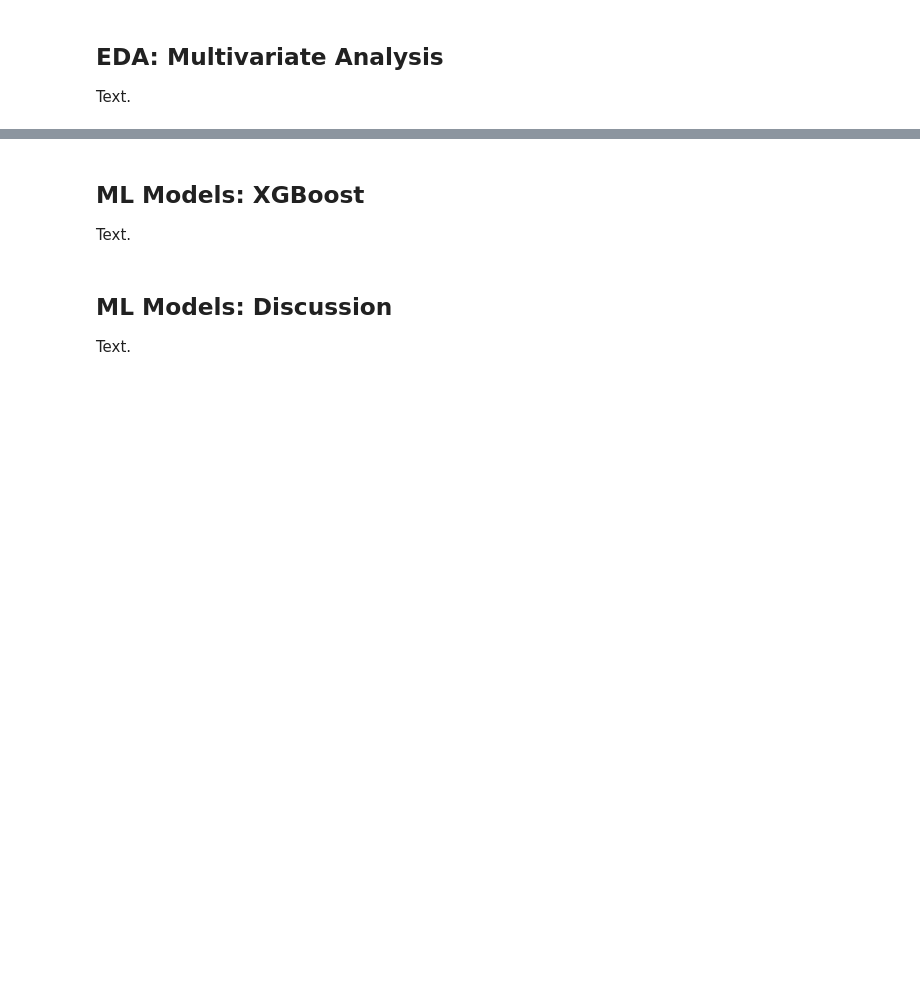
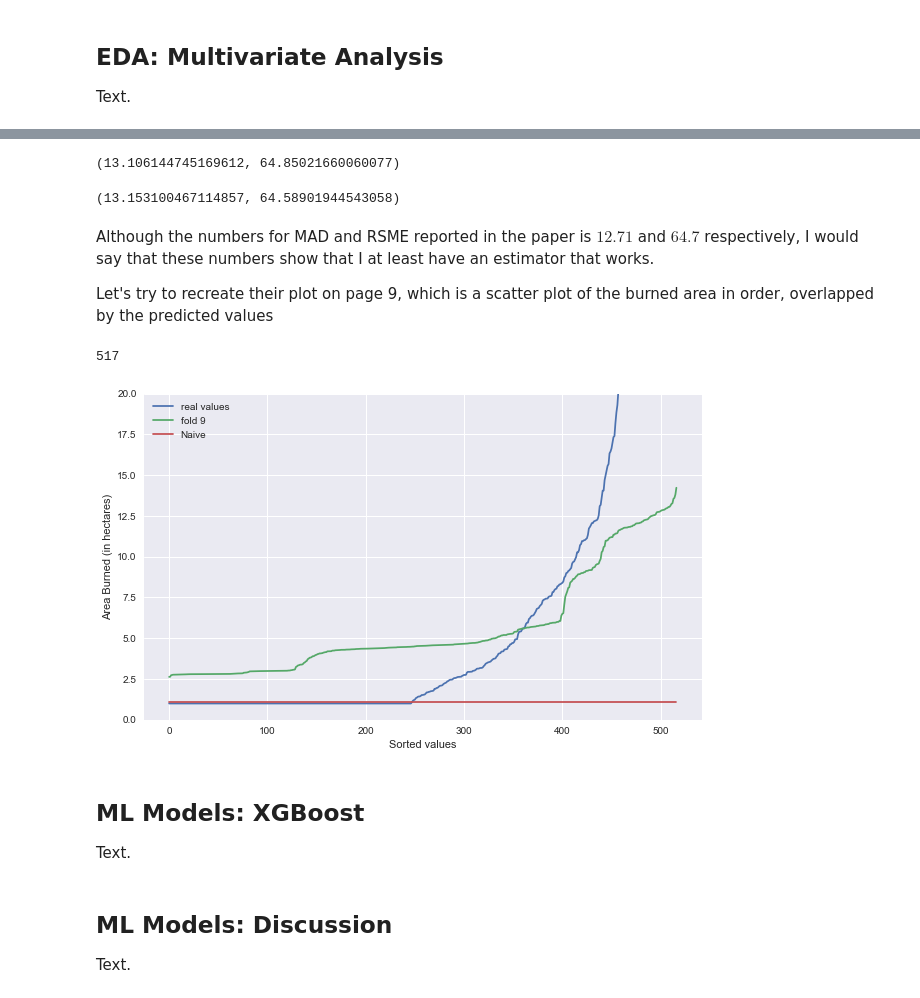
Before and after one commit to SThornewillvE/Udacity-DataScience-Nanodegree, a Jupyter notebook: 04_data-science_blog_post/python/fires.ipynb, the cells around one changed output, grey strips where cells are left out. Saved outputs shown, nothing was run; the diff lists cells and outputs as text; code cells hidden in the pictures; blank space fills up the shorter version.

```diff
--- a/04_data-science_blog_post/python/fires.ipynb
+++ b/04_data-science_blog_post/python/fires.ipynb
@@ -282,3 +431,64 @@ Text.
+# %%
+# Perform cross validation
+MAD = []
+MAD_naive = []
+RMSE = []
+RMSE_naive = []
+y_preds = {}
+f = "M"  # Defines features for train/test
+
+y_preds["naive"] = np.array([])
+for split, indeces in enumerate(kf.split(X)):
+    (train_i, test_i) = indeces
+    X_train, X_test = X.iloc[train_i], X.iloc[test_i]
+    y_train, y_test = y.iloc[train_i], y.iloc[test_i]
+
+    # Score SVR
+    svr.fit(X_train[features[f]], y_train)
+    y_pred = svr.predict(X_test[features[f]])
+    y_preds[split] = np.exp(y_pred)
+    MAD.append(mean_absolute_error(np.exp(y_pred), np.exp(y_test)))
+    RMSE.append(mean_squared_error(np.exp(y_pred), np.exp(y_test)))
+
+    # Get Naive
+    y_mean = np.repeat(np.mean(y_train), len(y_test))
+    MAD_naive.append(mean_absolute_error(np.exp(y_mean), np.exp(y_test)))
+    RMSE_naive.append(mean_squared_error(np.exp(y_mean), np.exp(y_test)))
+
+
+# Print MAD and RSME
+np.mean(MAD), np.sqrt(np.mean(RMSE))
+# %% [output]
+(13.106144745169612, 64.85021660060077)
+# %%
+# Print Naive MAD and RSME
+np.mean(MAD_naive), np.sqrt(np.mean(RMSE_naive))
+# %% [output]
+(13.153100467114857, 64.58901944543058)
+# %% [markdown]
+Although the numbers for MAD and RSME reported in the paper is $12.71$ and $64.7$ respectively, I would say that these numbers show that I at least have an estimator that works.
+
+Let's try to recreate their plot on page 9, which is a scatter plot of the burned area in order, overlapped by the predicted values
+# %%
+preds_list = np.array([])
+for i in y_preds.keys():
+    preds_list = np.concatenate((preds_list, y_preds[i]))
+# %%
+len(preds_list)
+# %% [output]
+517
+# %%
+fig, ax = plt.subplots(figsize=(10,6), facecolor='white', edgecolor='k')
+plt.plot(range(len(y)), np.exp(y.sort_values()), label="real values")
+plt.plot(range(len(preds_list)), np.sort(np.exp(preds_list)), label="fold {}".format(x))
+plt.plot(range(len(y_mean)), y_mean, label="Naive")
+plt.legend()
+plt.xlabel("Sorted values")
+plt.ylabel("Area Burned (in hectares)")
+plt.ylim(0, 20)
+plt.show()
+# %% [output]
+[figure, added]
 # %% [markdown]
 ## ML Models: XGBoost
 
```
Also changed, not shown: parts of 31 cells of this notebook.
